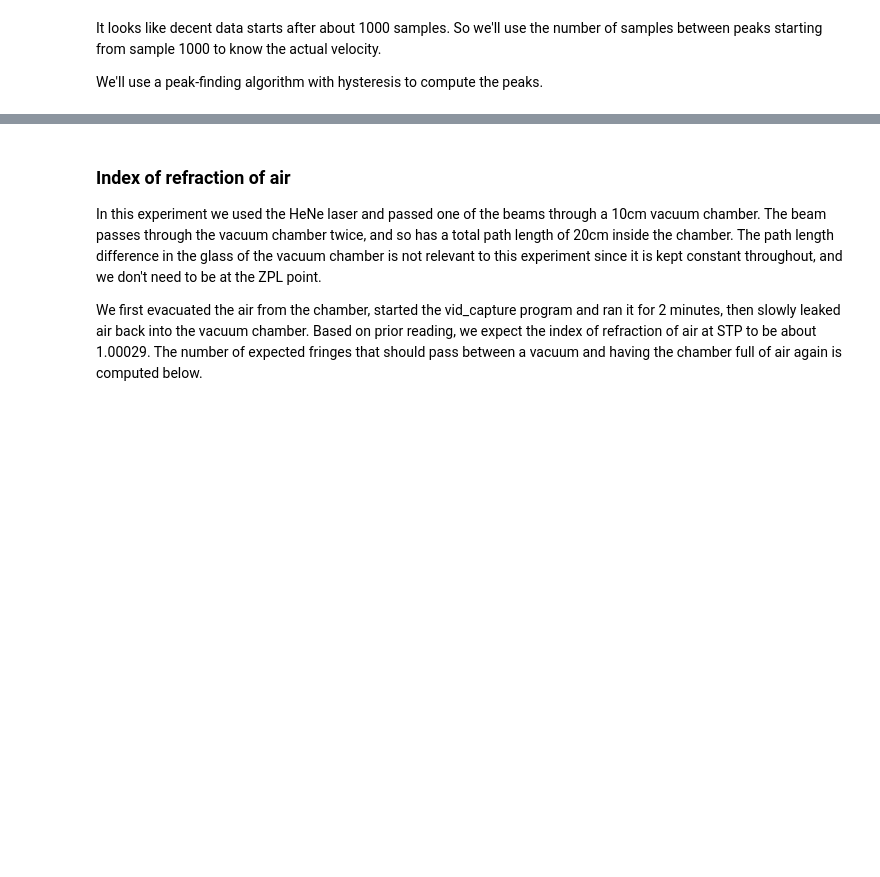
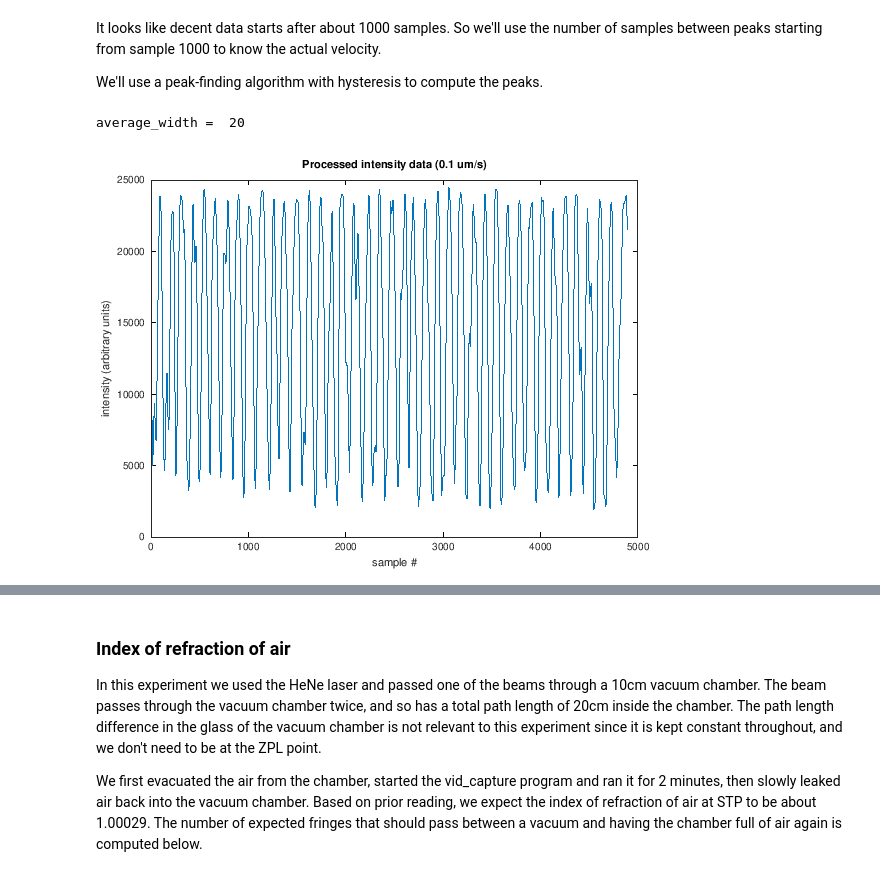
Before and after one commit to jtroo/phys408-lab1, a Jupyter notebook: notebook.ipynb, the cells around one changed output, grey strips where cells are left out. Cells and saved outputs as stored; diff of their text form; code cells hidden in the pictures; blank space fills up the shorter version.

```diff
--- a/notebook.ipynb
+++ b/notebook.ipynb
@@ -218,3 +221,23 @@ ylabel('intensity (arbitrary units)')
 It looks like decent data starts after about 1000 samples. So we'll use the number of samples between peaks starting from sample 1000 to know the actual velocity.
 
 We'll use a peak-finding algorithm with hysteresis to compute the peaks.
+# %%
+data = data_orig(1000:end);
+
+% This number was chosen experimentally by trying different values
+% and choosing the width that produced the best looking data.
+average_width = 20
+
+v2 = [];
+for i = 1:length(data)-average_width
+    v2(i) = sum(data(i:i+average_width-1)) / average_width;
+end
+
+data = v2;
+plot(data)
+title('Processed intensity data (0.1 um/s)')
+xlabel('sample #')
+ylabel('intensity (arbitrary units)')
+# %% [output]
+average_width =  20
+[figure, added]
```
Also changed, not shown: parts of 15 cells of this notebook.
